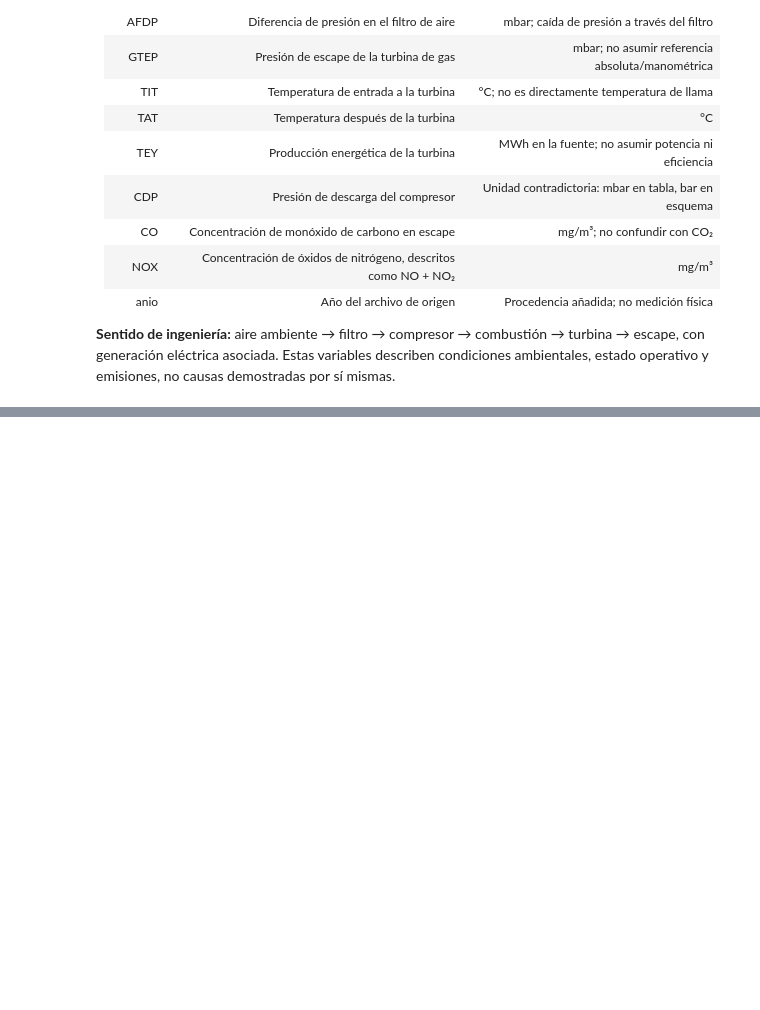
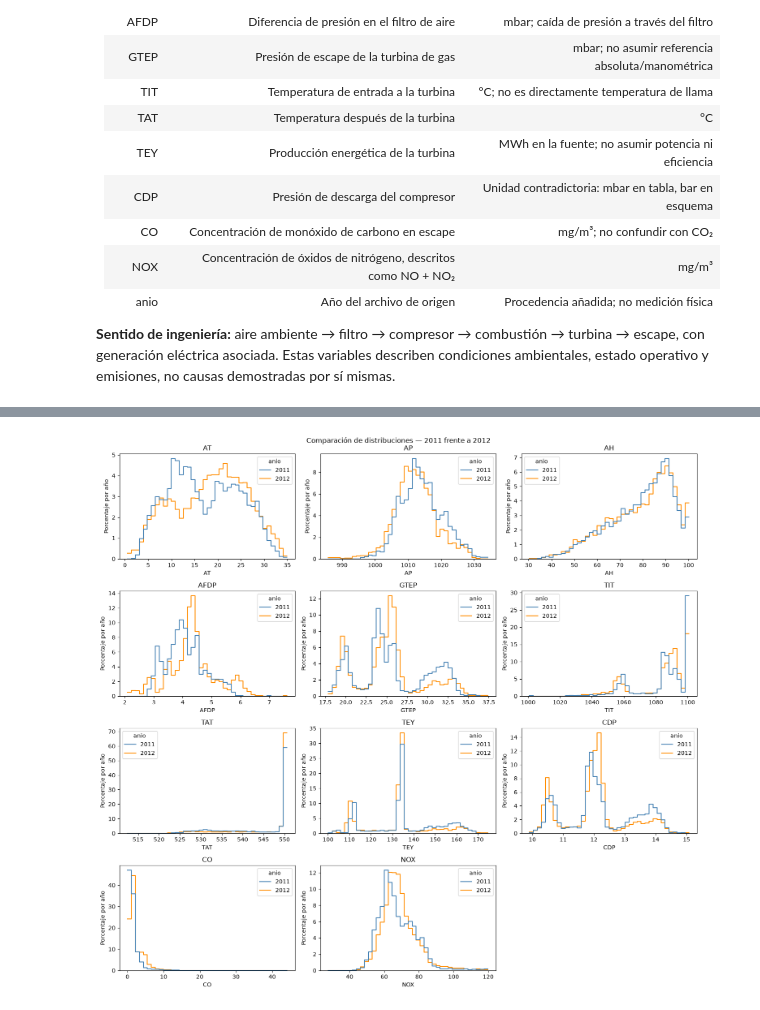
Before and after one commit to Adr1anBaz/analitica-datos-turbina, a Jupyter notebook: notebooks/01_carga_y_variables.ipynb, the cells around one changed output, grey strips where cells are left out. Cells and saved outputs as stored; diff of their text form; code cells hidden in the pictures; blank space fills up the shorter version.

```diff
--- a/notebooks/01_carga_y_variables.ipynb
+++ b/notebooks/01_carga_y_variables.ipynb
@@ -99,0 +200,28 @@ Detalle documental: [diccionario de variables](../docs/VARIABLES.md).
+# %%
+fig, axes = plt.subplots(4, 3, figsize=(15, 14))
+
+for columna, ax in zip(columnas, axes.flat):
+    sns.histplot(
+        data=df_entrenamiento,
+        x=columna,
+        hue='anio',
+        hue_order=[2011, 2012],
+        palette={2011: 'steelblue', 2012: 'darkorange'},
+        bins=40,
+        stat='percent',
+        common_bins=True,
+        common_norm=False,
+        element='step',
+        fill=False,
+        ax=ax
+    )
+    ax.set_title(columna)
+    ax.set_ylabel('Porcentaje por año')
+
+axes.flat[-1].set_visible(False)
+
+fig.suptitle('Comparación de distribuciones — 2011 frente a 2012')
+plt.tight_layout()
+plt.show()
+# %% [output]
+[figure, added]
```
Also changed, not shown: parts of 18 cells of this notebook, 12 other files.
